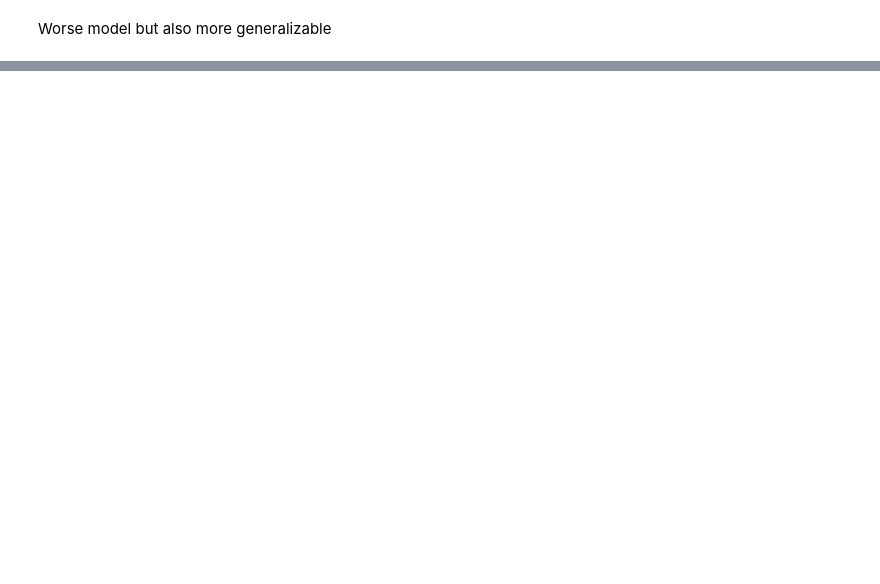
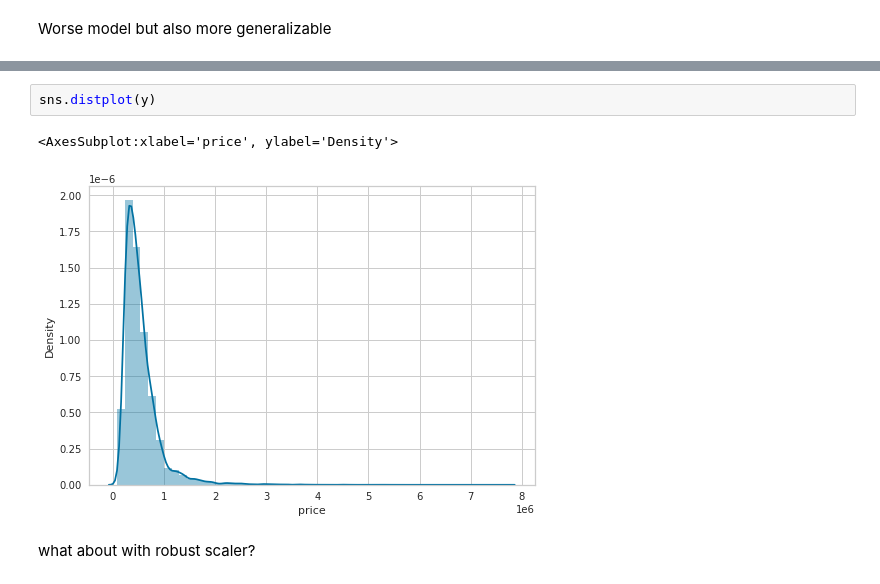
Before and after one commit to stone-ericm/Seattle-Housing-Prices-Exploration, a Jupyter notebook: Untitled.ipynb, the cells around one changed output, grey strips where cells are left out. Cells and saved outputs as stored; diff of their text form; blank space fills up the shorter version.

```diff
--- a/Untitled.ipynb
+++ b/Untitled.ipynb
@@ -539,0 +745,7 @@ ModuleNotFoundError: No module named 'yellowbrick'
+# %%
+sns.distplot(y)
+# %% [output]
+<AxesSubplot:xlabel='price', ylabel='Density'>
+[figure, added]
+# %% [markdown]
+what about with robust scaler?
```
Also changed, not shown: parts of 40 cells of this notebook.
